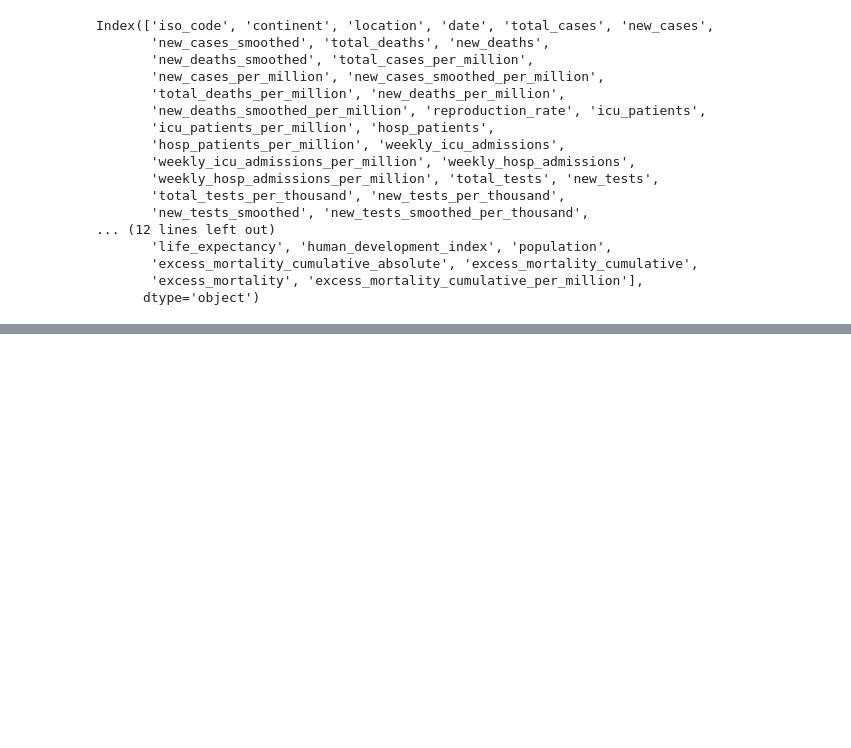
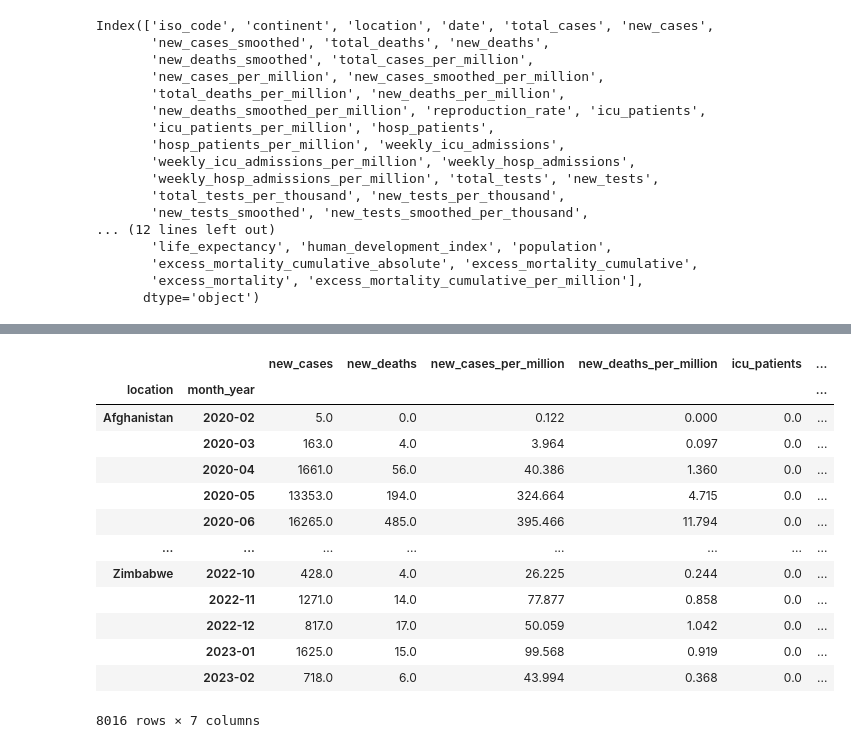
Before and after one commit to CanadianLatin/Project-1, a Jupyter notebook: project1.ipynb, the cells around one changed output, grey strips where cells are left out. Saved outputs shown, nothing was run; the diff lists cells and outputs as text; code cells hidden in the pictures; blank space fills up the shorter version.

```diff
--- a/project1.ipynb
+++ b/project1.ipynb
@@ -63,0 +97,38 @@ clean_covid_data.head(10)
+# %%
+#Creating a DataFrame grouping by Month-Year and Country and adding the columns for sums and average
+
+df_sum = clean_covid_data_no_date.groupby(['location','month_year'])[sum_columns_list].sum()
+
+
+
+df_sum.rename(columns={"new_cases":"sum_new_cases",'new_deaths':'sum_new_deaths', 'new_cases_per_million': 'sum_new_cases_per_million'\
+                        , 'new_deaths_per_million': 'sum_new_deaths_per_million' })
+
+# print(df_sum)
+
+df_mean = clean_covid_data_no_date.groupby(['location','month_year'])[mean_columns_list].mean()
+
+
+df_mean.rename(columns={'icu_patients': 'average_icu_patients',
+                    'icu_patients_per_million': 'average_icu_patients_per_million','hosp_patients_per_million':'average_hosp_patients_per_million'})
+
+
+# print(df_mean)
+
+df_clean_data = pd.merge(df_sum,df_mean, on =['location','month_year'])
+df_clean_data
+# %% [output]
+|  |  | new_cases | new_deaths | new_cases_per_million | new_deaths_per_million | icu_patients | ... |
+| location | month_year |  |  |  |  |  | ... |
+| Afghanistan | 2020-02 | 5.0 | 0.0 | 0.122 | 0.000 | 0.0 | ... |
+|  | 2020-03 | 163.0 | 4.0 | 3.964 | 0.097 | 0.0 | ... |
+|  | 2020-04 | 1661.0 | 56.0 | 40.386 | 1.360 | 0.0 | ... |
+|  | 2020-05 | 13353.0 | 194.0 | 324.664 | 4.715 | 0.0 | ... |
+|  | 2020-06 | 16265.0 | 485.0 | 395.466 | 11.794 | 0.0 | ... |
+| ... | ... | ... | ... | ... | ... | ... | ... |
+| Zimbabwe | 2022-10 | 428.0 | 4.0 | 26.225 | 0.244 | 0.0 | ... |
+|  | 2022-11 | 1271.0 | 14.0 | 77.877 | 0.858 | 0.0 | ... |
+|  | 2022-12 | 817.0 | 17.0 | 50.059 | 1.042 | 0.0 | ... |
+|  | 2023-01 | 1625.0 | 15.0 | 99.568 | 0.919 | 0.0 | ... |
+|  | 2023-02 | 718.0 | 6.0 | 43.994 | 0.368 | 0.0 | ... |
+8016 rows × 7 columns
```
Also changed, not shown: parts of 6 cells of this notebook, 4 other files.
